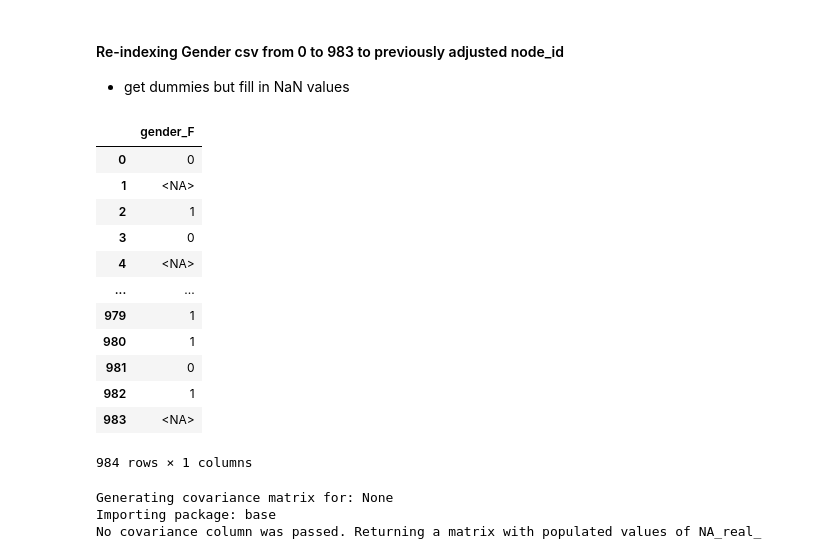
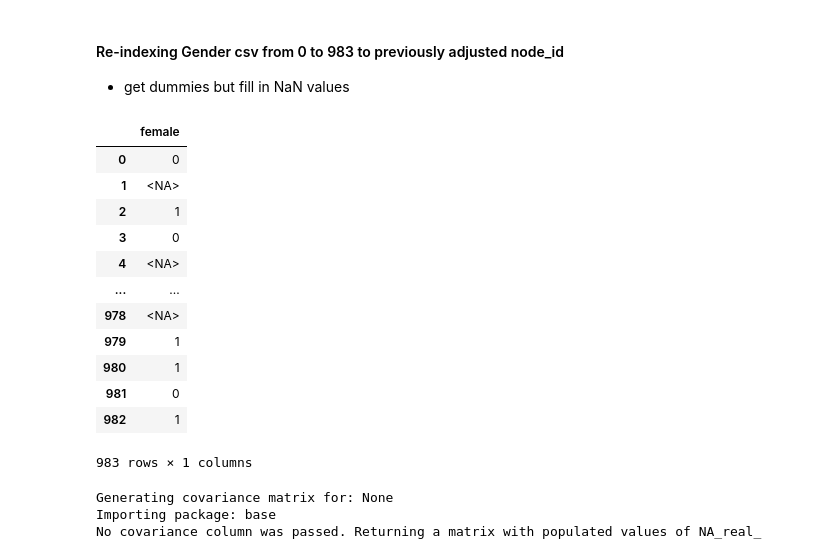
Before and after one commit to Juliaaaachu/Sonic_ESM, a Jupyter notebook: slack_exp.ipynb, the cells around one changed output. Drawn from its saved outputs; the diff is of its cells as text; code cells hidden in the pictures.

```diff
--- a/slack_exp.ipynb
+++ b/slack_exp.ipynb
@@ -303,11 +303,13 @@ id_map = {}
 
 for i, sender in enumerate(sender_arr):
     #print(sender)
-    id_map[sender] = i
+    id_map[sender] = i + 1
 
 #print(id_map)
 message_edge["Sender"] = message_edge["Sender"].map(id_map)
 message_edge["Receiver"] = message_edge["Receiver"].map(id_map)
-#message_edge.head()
+message_edge = message_edge[message_edge.Weight != 0]
+display(message_edge.head())
 
-# message_edge.to_csv("/Users/juliachu/Dropbox/Northwestern/2022-2023/SONIC/Sonic_ESM/slack_edgelist_adjustedid.csv")
+#display(message_edge.Weight.value_counts())
+message_edge.to_csv("/Users/juliachu/Dropbox/Northwestern/2022-2023/SONIC/Sonic_ESM/data/slack_edgelist_adjusted_id.csv", index=False)
@@ -324,45 +333,46 @@ gender_realid["real_id"] = gender_realid["real_id"].apply(lambda x: np.nan if x
 gender_realid['real_id'] = gender_realid['real_id'].astype('Int64')
 
 
 gender_realid_adj = gender_realid.copy().sort_values("real_id")
 gender_realid_adj = gender_realid_adj.dropna(axis=0, subset=['real_id'])
 gender_realid_adj.head()
 
-for i in range(0, 984):
+for i in range(1, 984):
     if (not(i in gender_realid_adj['real_id'].values)):
         new_row = pd.Series({'fake_id':np.NaN, 'gender':np.NaN, 'real_id':i})
         new_row = new_row.to_frame().T
         gender_realid_adj = pd.concat([gender_realid_adj, new_row], ignore_index = True, axis=0)
 
 gender_realid_adj = gender_realid_adj.copy().sort_values("real_id")
 gender_realid_adj['real_id'] = gender_realid_adj['real_id'].astype('Int64')
 
 #display(gender_realid_adj.head())
 gender_adj_dum = pd.get_dummies(gender_realid_adj, dummy_na=True)
 gender_adj_dum.loc[gender_adj_dum.gender_nan == 1, ["gender_F", "gender_M"]] = np.nan
 del gender_adj_dum["gender_nan"]
 gender_adj_dum.head()
 
 female_nodes = gender_adj_dum.copy()
 del female_nodes["fake_id"]
 del female_nodes["real_id"]
 del female_nodes["gender_M"]
 female_nodes['gender_F'] = female_nodes['gender_F'].astype('Int64')
 female_nodes = female_nodes.reset_index()
 female_nodes = female_nodes.drop(columns=['index'])
+female_nodes = female_nodes.rename(columns={"gender_F": "female"})
 display(female_nodes)
 # %% [output]
-|  | gender_F |
+|  | female |
 | 0 | 0 |
 | 1 | <NA> |
 | 2 | 1 |
 | 3 | 0 |
 | 4 | <NA> |
 | ... | ... |
+| 978 | <NA> |
 | 979 | 1 |
 | 980 | 1 |
 | 981 | 0 |
 | 982 | 1 |
-| 983 | <NA> |
-984 rows × 1 columns
+983 rows × 1 columns
 # %%
```
Also changed, not shown: parts of 2 cells of this notebook, 1 other file.
